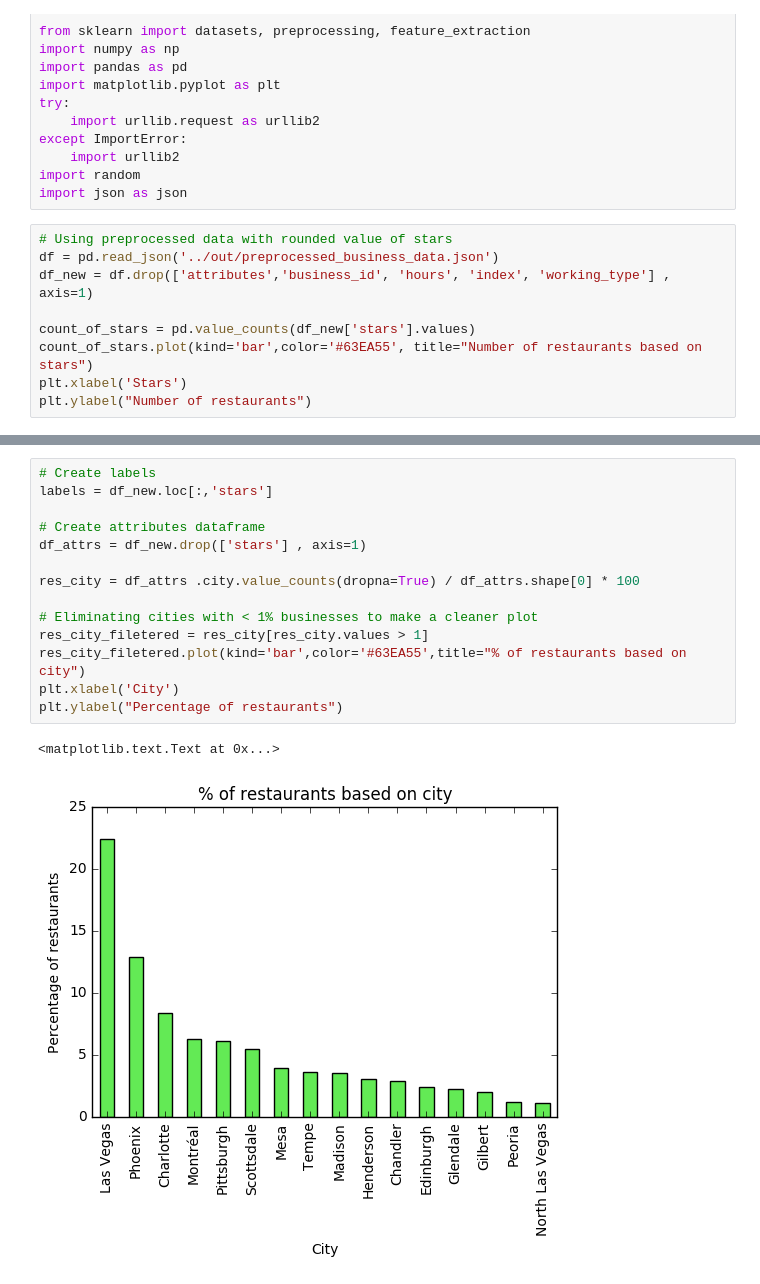
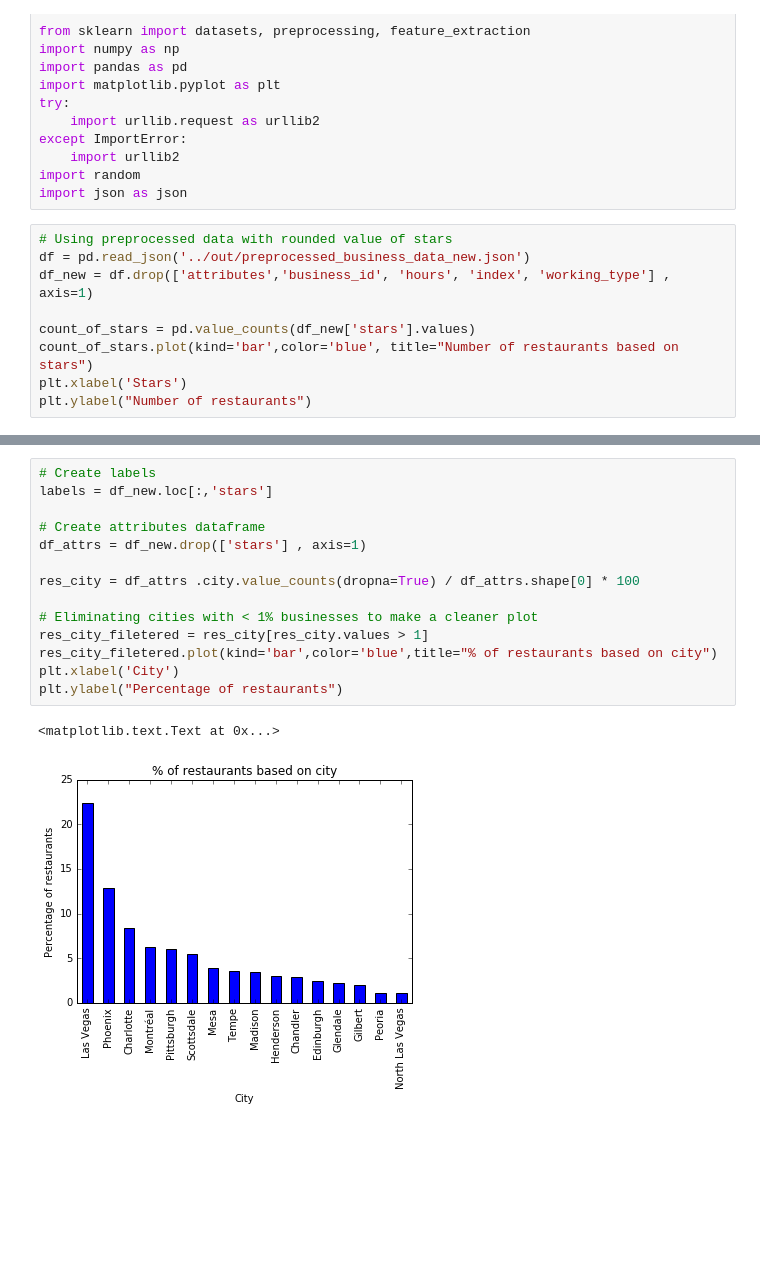
Before and after one commit to Raul818/yelp-dataset-challenge, a Jupyter notebook: demo/visualization.ipynb, the cells around one changed output, grey strips where cells are left out. Cells and saved outputs as stored; diff of their text form; blank space fills up the shorter version.

```diff
--- a/demo/visualization.ipynb
+++ b/demo/visualization.ipynb
@@ -16,11 +16,11 @@ import random
 import json as json
 # %%
 # Using preprocessed data with rounded value of stars
-df = pd.read_json('../out/preprocessed_business_data.json')
+df = pd.read_json('../out/preprocessed_business_data_new.json')
 df_new = df.drop(['attributes','business_id', 'hours', 'index', 'working_type'] , axis=1)
 
 count_of_stars = pd.value_counts(df_new['stars'].values)
-count_of_stars.plot(kind='bar',color='#63EA55', title="Number of restaurants based on stars")
+count_of_stars.plot(kind='bar',color='blue', title="Number of restaurants based on stars")
 plt.xlabel('Stars')
 plt.ylabel("Number of restaurants")
 # %% [output]
@@ -29,18 +29,18 @@ plt.ylabel("Number of restaurants")
 # %%
 # Create labels
 labels = df_new.loc[:,'stars']
 
 # Create attributes dataframe
 df_attrs = df_new.drop(['stars'] , axis=1)
 
 res_city = df_attrs .city.value_counts(dropna=True) / df_attrs.shape[0] * 100
 
 # Eliminating cities with < 1% businesses to make a cleaner plot
 res_city_filetered = res_city[res_city.values > 1]
-res_city_filetered.plot(kind='bar',color='#63EA55',title="% of restaurants based on city")
+res_city_filetered.plot(kind='bar',color='blue',title="% of restaurants based on city")
 plt.xlabel('City')
 plt.ylabel("Percentage of restaurants")
 # %% [output]
 <matplotlib.text.Text at 0x...>
-[figure, old version]
+[figure, new version]
 # %%
```
Also changed, not shown: parts of 7 cells of this notebook.
